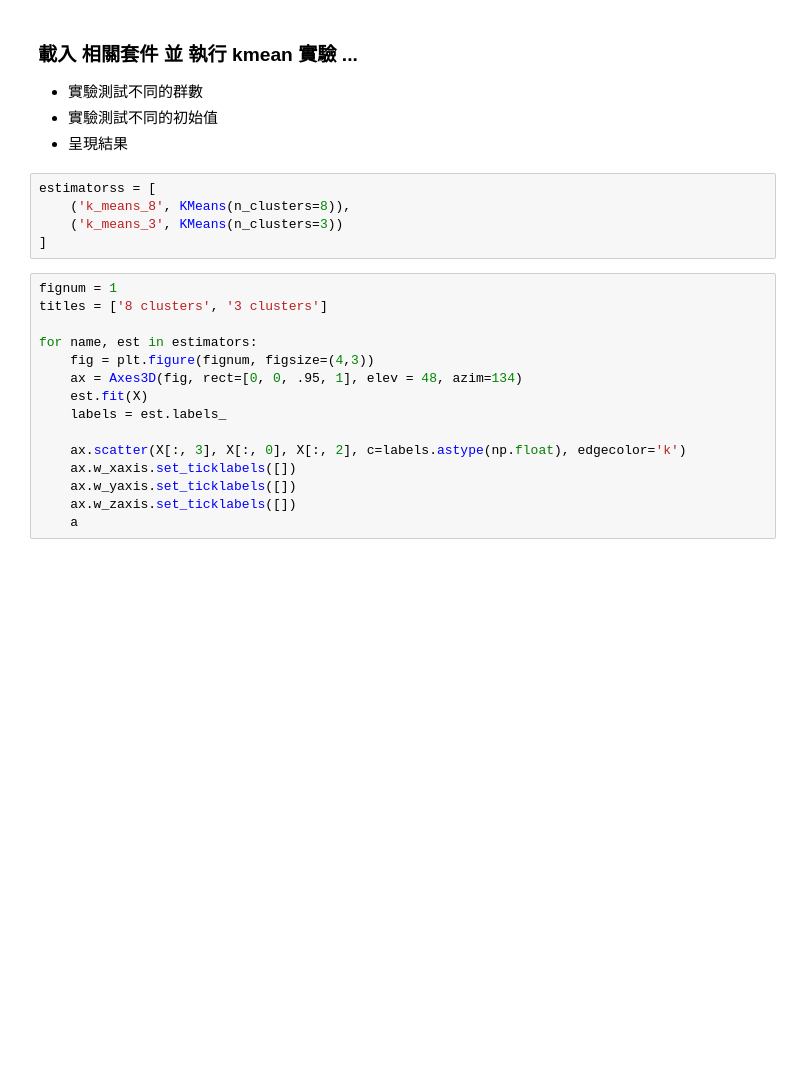
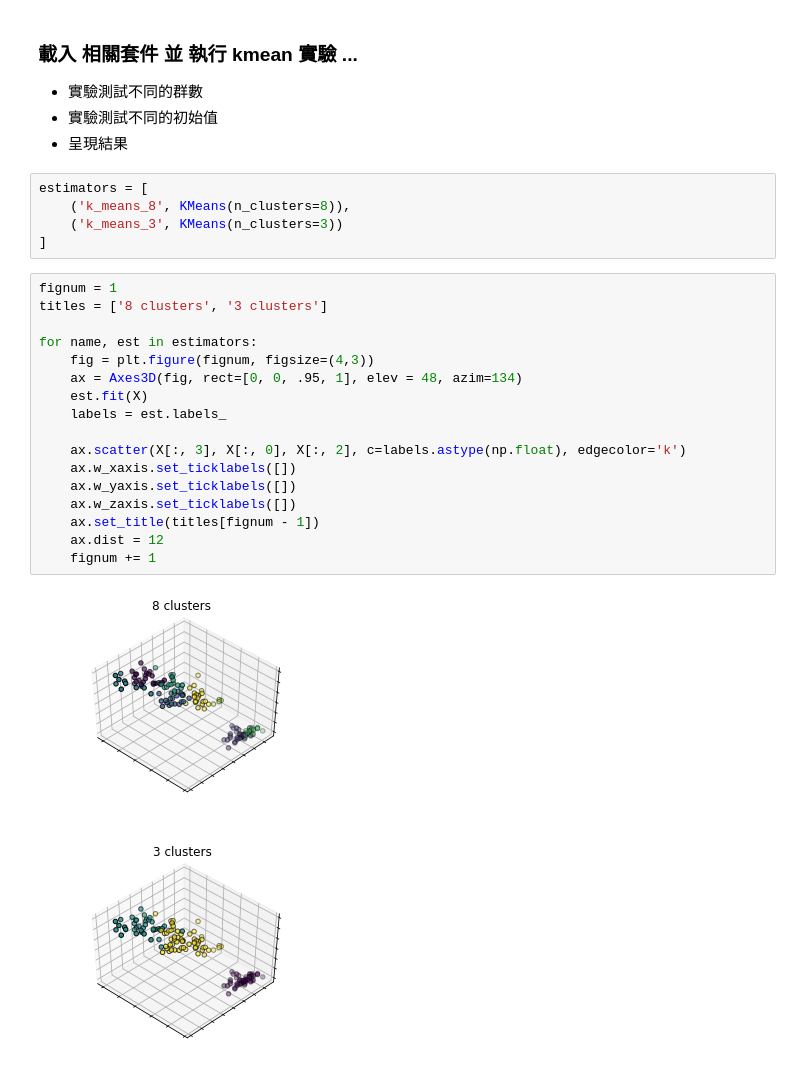
Before and after one commit to Apple1122/3rd-ML100Days, a Jupyter notebook: D55：clustering 2 聚類算法/D55/Day_055_HW.ipynb, the cells around one changed output. Saved outputs shown, nothing was run; the diff lists cells and outputs as text; blank space fills up the shorter version.

```diff
--- a/D55：clustering 2 聚類算法/D55/Day_055_HW.ipynb
+++ b/D55：clustering 2 聚類算法/D55/Day_055_HW.ipynb
@@ -29,22 +29,27 @@ y = iris.target
 - 實驗測試不同的初始值
 - 呈現結果
 # %%
-estimatorss = [
+estimators = [
     ('k_means_8', KMeans(n_clusters=8)),
     ('k_means_3', KMeans(n_clusters=3))
 ]
 # %%
 fignum = 1
 titles = ['8 clusters', '3 clusters']
 
 for name, est in estimators:
     fig = plt.figure(fignum, figsize=(4,3))
     ax = Axes3D(fig, rect=[0, 0, .95, 1], elev = 48, azim=134)
     est.fit(X)
     labels = est.labels_
 
     ax.scatter(X[:, 3], X[:, 0], X[:, 2], c=labels.astype(np.float), edgecolor='k')
     ax.w_xaxis.set_ticklabels([])
     ax.w_yaxis.set_ticklabels([])
     ax.w_zaxis.set_ticklabels([])
-    a
+    ax.set_title(titles[fignum - 1])
+    ax.dist = 12
+    fignum += 1
+# %% [output]
+[figure, added]
+[figure, added]
```
Also changed, not shown: 2 other files.
